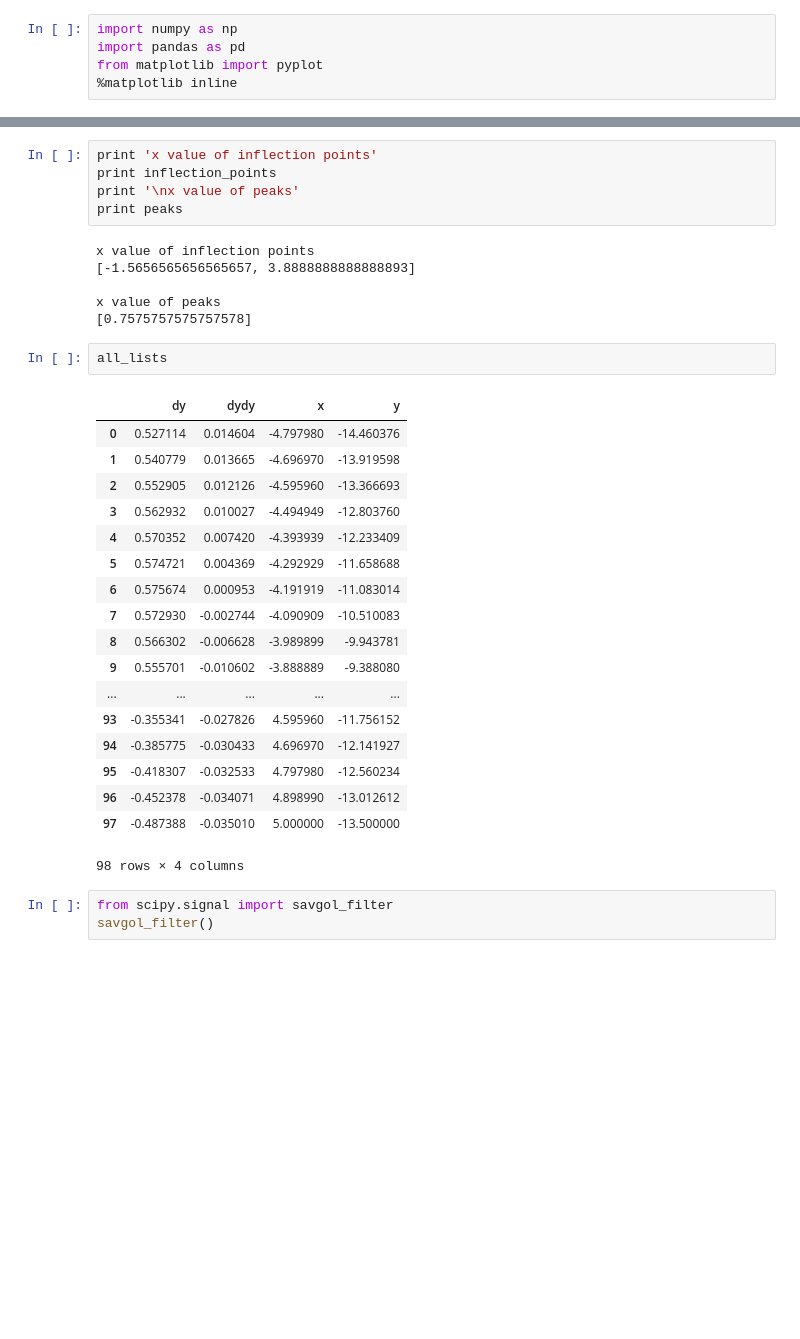
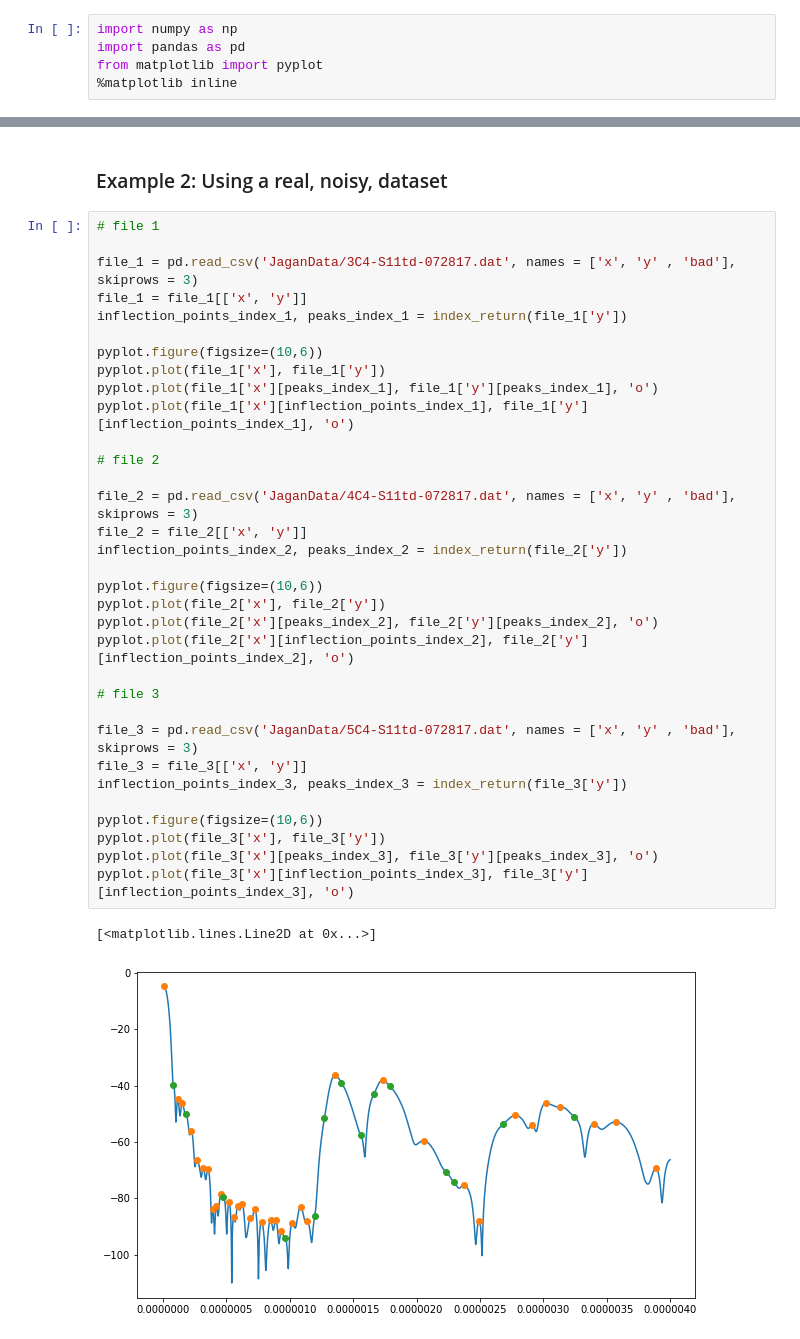
Before and after one commit to tacohen125/peakShoulderFinder, a Jupyter notebook: second_derivative_calculator.ipynb, the cells around one changed output, grey strips where cells are left out. Drawn from its saved outputs; the diff is of its cells as text; blank space fills up the shorter version.

```diff
--- a/second_derivative_calculator.ipynb
+++ b/second_derivative_calculator.ipynb
@@ -131,35 +83,38 @@ x value: 3.8868383833333335e-06
-# %%
-print 'x value of inflection points'
-print inflection_points
-print '\nx value of peaks'
-print peaks
-# %% [output]
-x value of inflection points
-[-1.5656565656565657, 3.8888888888888893]
-
-x value of peaks
-[0.7575757575757578]
-# %%
-all_lists
-# %% [output]
-|  | dy | dydy | x | y |
-| 0 | 0.527114 | 0.014604 | -4.797980 | -14.460376 |
-| 1 | 0.540779 | 0.013665 | -4.696970 | -13.919598 |
-| 2 | 0.552905 | 0.012126 | -4.595960 | -13.366693 |
-| 3 | 0.562932 | 0.010027 | -4.494949 | -12.803760 |
-| 4 | 0.570352 | 0.007420 | -4.393939 | -12.233409 |
-| 5 | 0.574721 | 0.004369 | -4.292929 | -11.658688 |
-| 6 | 0.575674 | 0.000953 | -4.191919 | -11.083014 |
-| 7 | 0.572930 | -0.002744 | -4.090909 | -10.510083 |
-| 8 | 0.566302 | -0.006628 | -3.989899 | -9.943781 |
-| 9 | 0.555701 | -0.010602 | -3.888889 | -9.388080 |
-| ... | ... | ... | ... | ... |
-| 93 | -0.355341 | -0.027826 | 4.595960 | -11.756152 |
-| 94 | -0.385775 | -0.030433 | 4.696970 | -12.141927 |
-| 95 | -0.418307 | -0.032533 | 4.797980 | -12.560234 |
-| 96 | -0.452378 | -0.034071 | 4.898990 | -13.012612 |
-| 97 | -0.487388 | -0.035010 | 5.000000 | -13.500000 |
-98 rows × 4 columns
-# %%
-from scipy.signal import savgol_filter
-savgol_filter()
+# %% [markdown]
+### Example 2: Using a real, noisy, dataset
+# %%
+# file 1
+
+file_1 = pd.read_csv('JaganData/3C4-S11td-072817.dat', names = ['x', 'y' , 'bad'], skiprows = 3)
+file_1 = file_1[['x', 'y']]
+inflection_points_index_1, peaks_index_1 = index_return(file_1['y'])
+
+pyplot.figure(figsize=(10,6))
+pyplot.plot(file_1['x'], file_1['y'])
+pyplot.plot(file_1['x'][peaks_index_1], file_1['y'][peaks_index_1], 'o')
+pyplot.plot(file_1['x'][inflection_points_index_1], file_1['y'][inflection_points_index_1], 'o')
+
+# file 2
+
+file_2 = pd.read_csv('JaganData/4C4-S11td-072817.dat', names = ['x', 'y' , 'bad'], skiprows = 3)
+file_2 = file_2[['x', 'y']]
+inflection_points_index_2, peaks_index_2 = index_return(file_2['y'])
+
+pyplot.figure(figsize=(10,6))
+pyplot.plot(file_2['x'], file_2['y'])
+pyplot.plot(file_2['x'][peaks_index_2], file_2['y'][peaks_index_2], 'o')
+pyplot.plot(file_2['x'][inflection_points_index_2], file_2['y'][inflection_points_index_2], 'o')
+
+# file 3
+
+file_3 = pd.read_csv('JaganData/5C4-S11td-072817.dat', names = ['x', 'y' , 'bad'], skiprows = 3)
+file_3 = file_3[['x', 'y']]
+inflection_points_index_3, peaks_index_3 = index_return(file_3['y'])
+
+pyplot.figure(figsize=(10,6))
+pyplot.plot(file_3['x'], file_3['y'])
+pyplot.plot(file_3['x'][peaks_index_3], file_3['y'][peaks_index_3], 'o')
+pyplot.plot(file_3['x'][inflection_points_index_3], file_3['y'][inflection_points_index_3], 'o')
+# %% [output]
+[<matplotlib.lines.Line2D at 0x...>]
+[figure, added]
```
Also changed, not shown: parts of 10 cells of this notebook.
